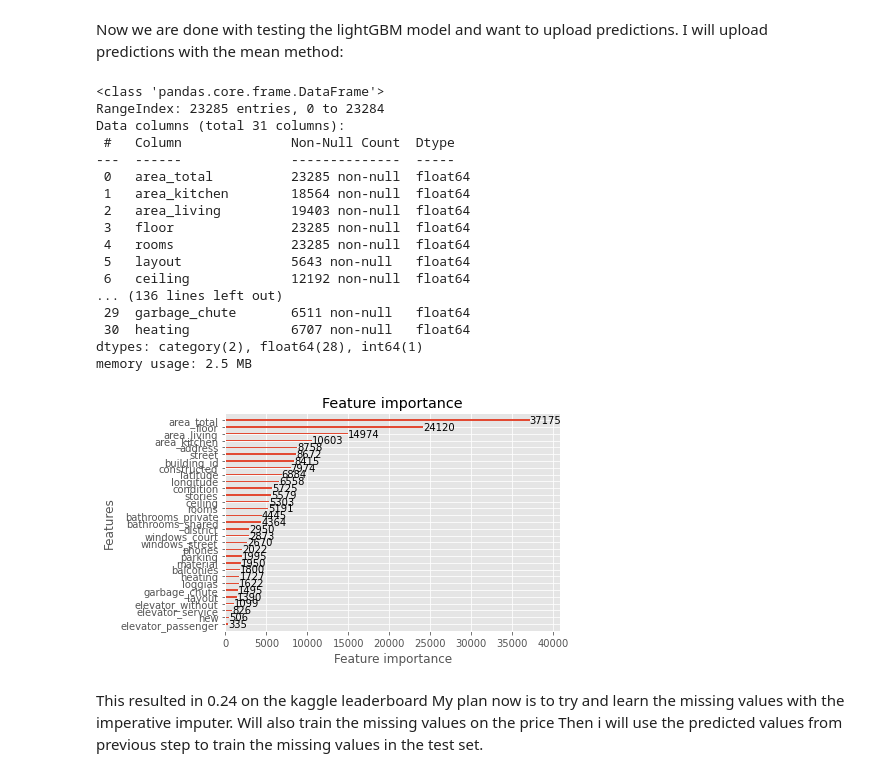
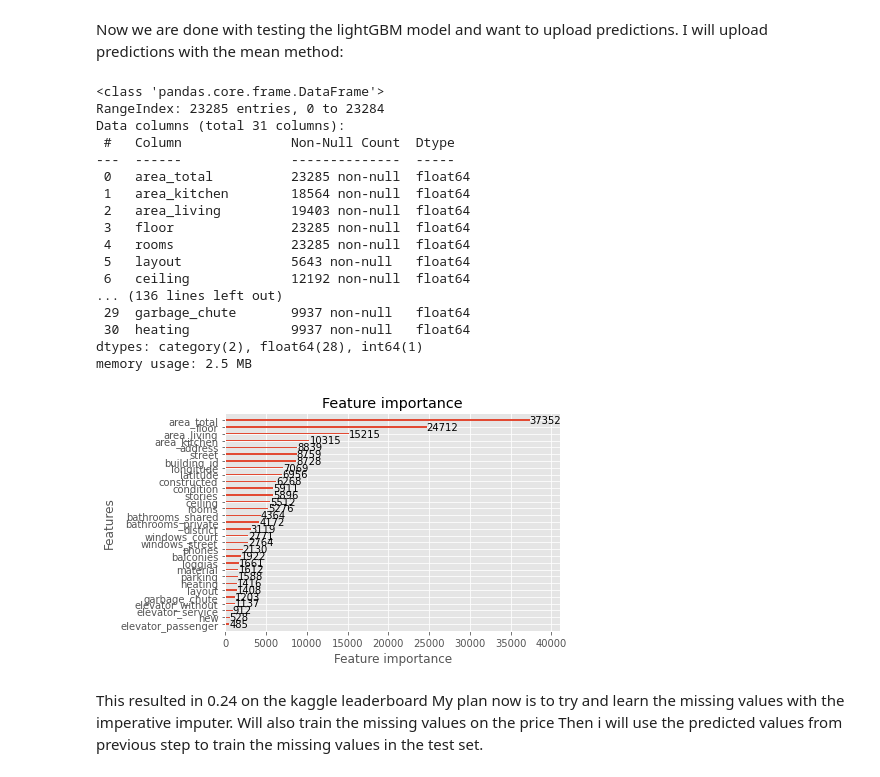
Before and after one commit to kjappvaffel/moscow_housing, a Jupyter notebook: LightGBM_1/lightGBM_1.ipynb, the cells around one changed output. Saved outputs shown, nothing was run; the diff lists cells and outputs as text; code cells hidden in the pictures.

```diff
--- a/LightGBM_1/lightGBM_1.ipynb
+++ b/LightGBM_1/lightGBM_1.ipynb
@@ -247,7 +247,7 @@ combined_data = pd.concat(combined_data)
 for column in combined_data.columns:
     column_type = combined_data[column].dtype
     if column_type == 'object':
-        break
+        continue
     combined_data[column] = combined_data[column].replace(np.NaN, combined_data[column].mean())
 
 
@@ -281,36 +281,36 @@ prediction = lightGBM_model.predict(data_test)
 
 lgb.plot_importance(lightGBM_model)
 
 count = 0
 for i in prediction:
     if i < 0:
         prediction[count] = prediction.mean()
     count += 1
 
 submission = pd.DataFrame()
 submission['id'] = test_id
 submission['price_prediction'] = prediction
 
 submission.to_csv('submission_lightGBM.csv', index= False)
 # %% [output]
 <class 'pandas.core.frame.DataFrame'>
 RangeIndex: 23285 entries, 0 to 23284
 Data columns (total 31 columns):
  #   Column              Non-Null Count  Dtype
 ---  ------              --------------  -----
  0   area_total          23285 non-null  float64
  1   area_kitchen        18564 non-null  float64
  2   area_living         19403 non-null  float64
  3   floor               23285 non-null  float64
  4   rooms               23285 non-null  float64
  5   layout              5643 non-null   float64
  6   ceiling             12192 non-null  float64
 ... (136 lines left out)
- 29  garbage_chute       6511 non-null   float64
- 30  heating             6707 non-null   float64
+ 29  garbage_chute       9937 non-null   float64
+ 30  heating             9937 non-null   float64
 dtypes: category(2), float64(28), int64(1)
 memory usage: 2.5 MB
-[figure, old version]
+[figure, new version]
 # %% [markdown]
 This resulted in 0.24 on the kaggle leaderboard
 My plan now is to try and learn the missing values with the imperative imputer. Will also train the missing values on the price
```
Also changed, not shown: 2 other files.
